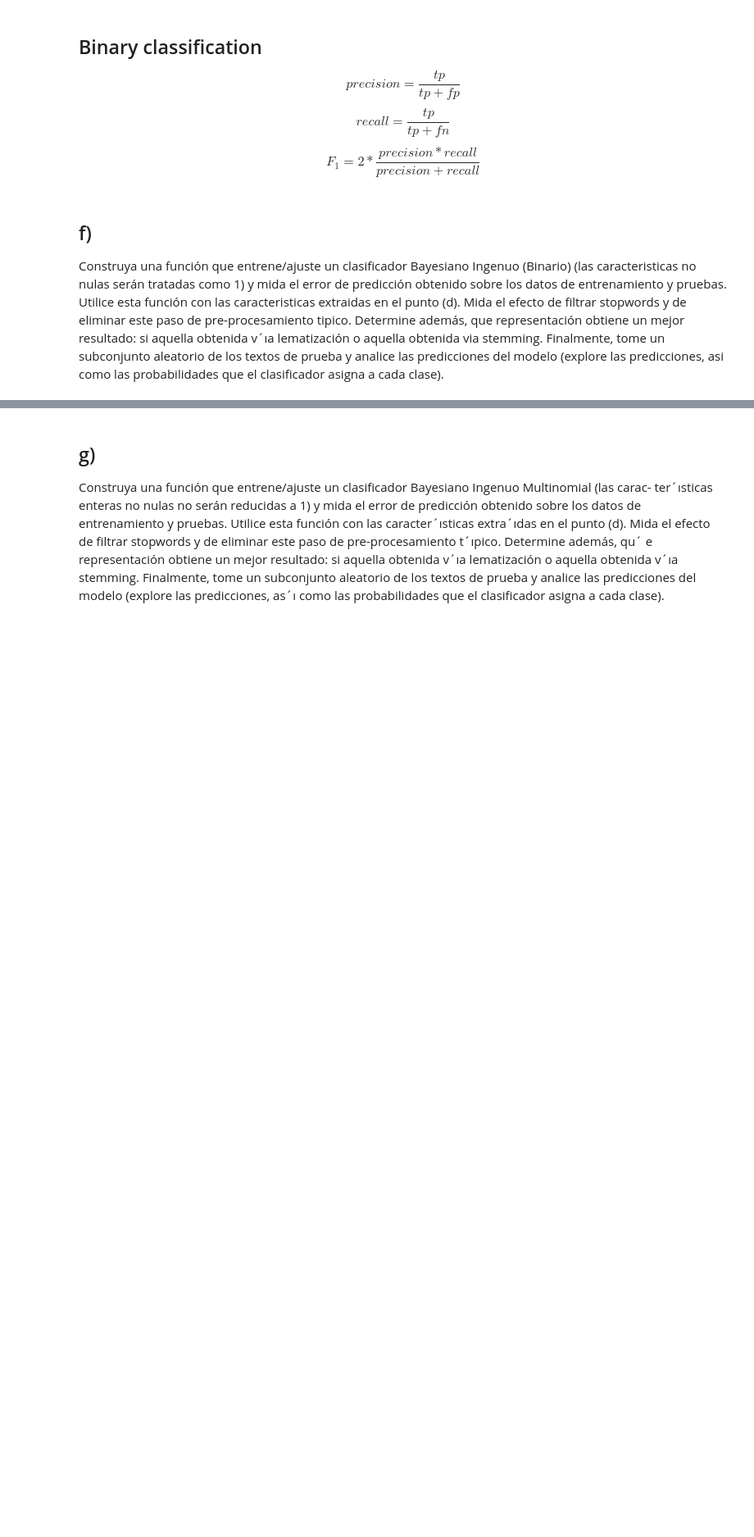
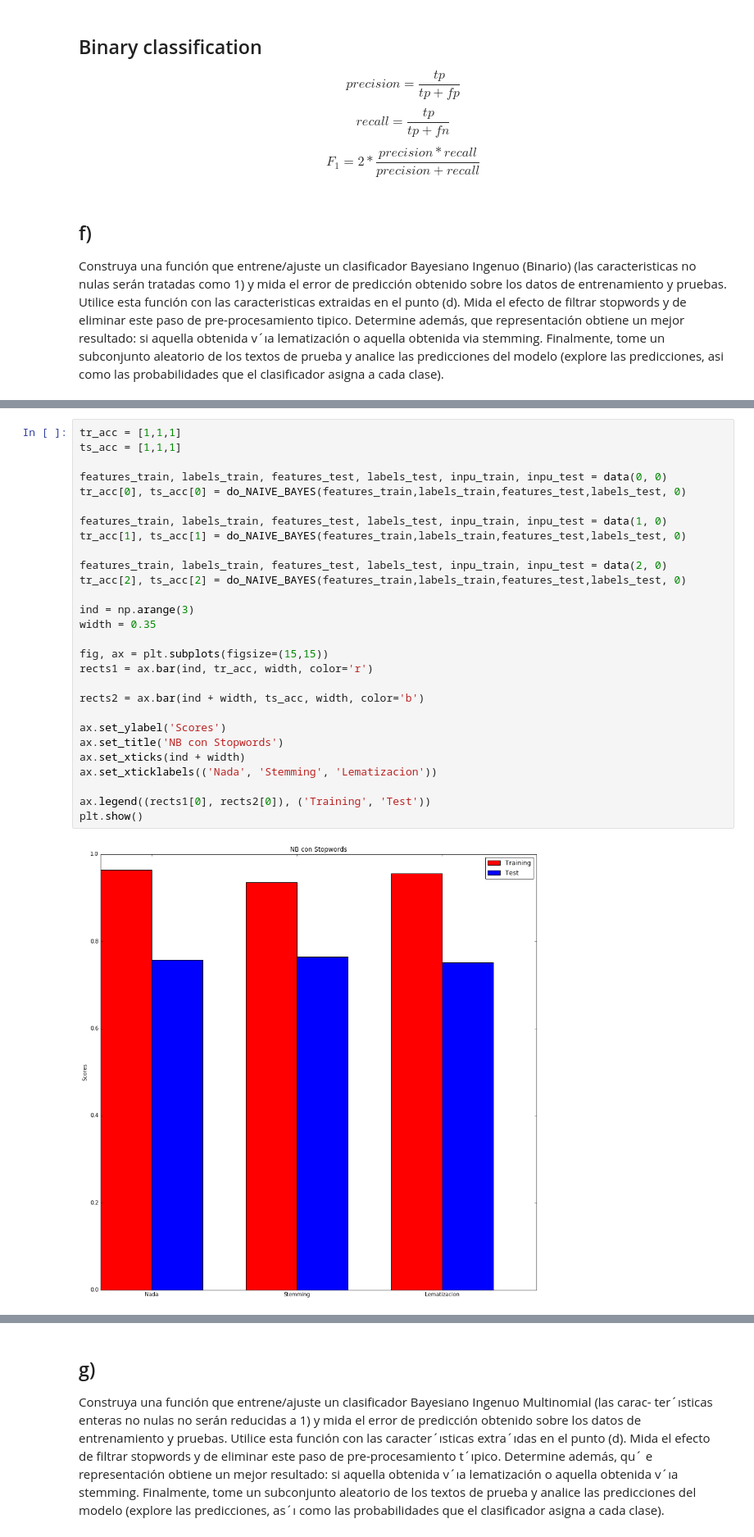
Before and after one commit to raewar/maquinas_aprendizaje, a Jupyter notebook: Tarea 2/Pregunta 2/Pregunta 2.ipynb, the cells around one changed output, grey strips where cells are left out. Shown at 82% size. Drawn from its saved outputs; the diff is of its cells as text; blank space fills up the shorter version.

```diff
--- a/Tarea 2/Pregunta 2/Pregunta 2.ipynb
+++ b/Tarea 2/Pregunta 2/Pregunta 2.ipynb
@@ -400,0 +435,30 @@ avg / total       0.76      0.76      0.76      3554
+# %%
+tr_acc = [1,1,1]
+ts_acc = [1,1,1]
+
+features_train, labels_train, features_test, labels_test, inpu_train, inpu_test = data(0, 0)
+tr_acc[0], ts_acc[0] = do_NAIVE_BAYES(features_train,labels_train,features_test,labels_test, 0)
+
+features_train, labels_train, features_test, labels_test, inpu_train, inpu_test = data(1, 0)
+tr_acc[1], ts_acc[1] = do_NAIVE_BAYES(features_train,labels_train,features_test,labels_test, 0)
+
+features_train, labels_train, features_test, labels_test, inpu_train, inpu_test = data(2, 0)
+tr_acc[2], ts_acc[2] = do_NAIVE_BAYES(features_train,labels_train,features_test,labels_test, 0)
+
+ind = np.arange(3)
+width = 0.35
+
+fig, ax = plt.subplots(figsize=(15,15))
+rects1 = ax.bar(ind, tr_acc, width, color='r')
+
+rects2 = ax.bar(ind + width, ts_acc, width, color='b')
+
+ax.set_ylabel('Scores')
+ax.set_title('NB con Stopwords')
+ax.set_xticks(ind + width)
+ax.set_xticklabels(('Nada', 'Stemming', 'Lematizacion'))
+
+ax.legend((rects1[0], rects2[0]), ('Training', 'Test'))
+plt.show()
+# %% [output]
+[figure, added]
```
Also changed, not shown: parts of 34 cells of this notebook, 11 other files.
